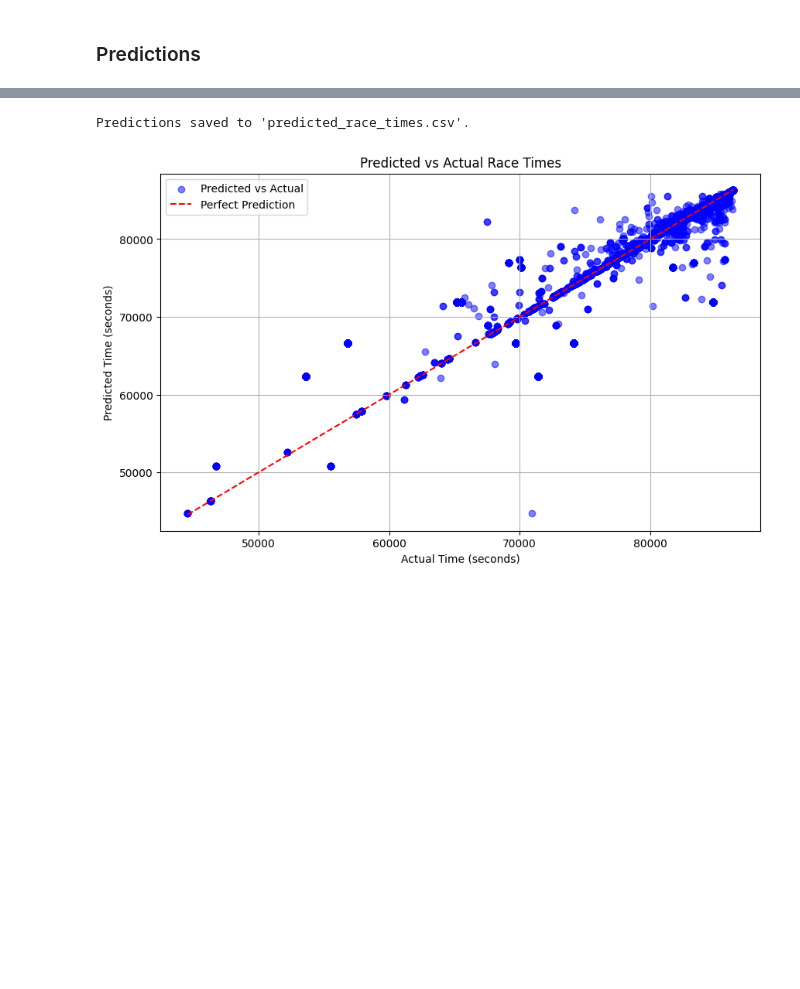
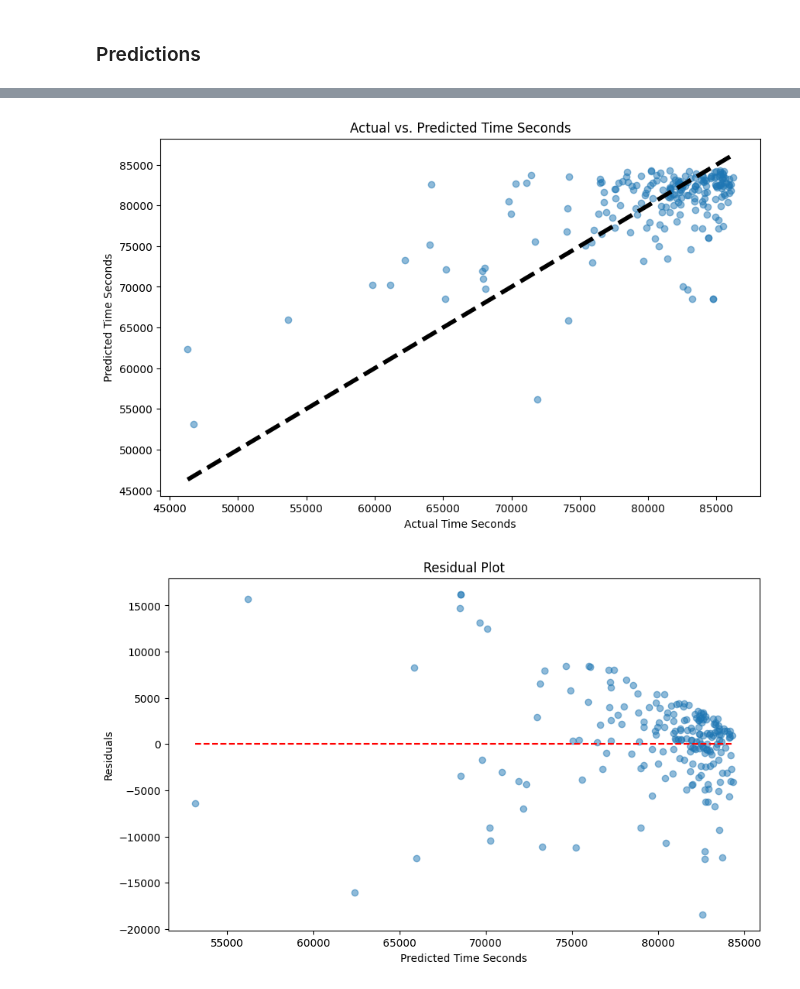
Before and after one commit to Dusoye/BobGraham, a Jupyter notebook: bobgraham.ipynb, the cells around one changed output, grey strips where cells are left out. Drawn from its saved outputs; the diff is of its cells as text; code cells hidden in the pictures; blank space fills up the shorter version.

```diff
--- a/bobgraham.ipynb
+++ b/bobgraham.ipynb
@@ -482,7 +490,7 @@ def convert_miles_to_km(entry):
 # %%
 df = pd.read_csv("all_runners_data.csv")
 
-columns_to_keep = ['Runner ID','First Name','Surname','Nat.','M/F','Cat','YOB','Event','Date','Finishers','Rank','Finish Percentage','Distance/Time','Distance KM','Race Type','Time Seconds Finish','Distance Finish']
+columns_to_keep = ['Runner ID','First Name','Surname','Nat.','M/F','Cat','YOB','Event','Date','Finishers','Rank','Finish Percentage','Distance/Time','Distance KM','Race Type','Time Seconds Finish','Distance Finish','Average Speed']
 
 df = clean_data(df)
 df = split_distance_column(df)
@@ -492,6 +500,12 @@ df['Distance KM'] = df['Distance KM'].round(0)
 df['Total Finishers'] = df['Finishers'].str.extract(r'^(\d+)')
 df['Total Finishers'] = df['Total Finishers'].astype(int)
 df['Finish Percentage'] = df['Rank']/df['Total Finishers']
+
+df['Distance KM'] = df['Distance KM'].replace(0, pd.NA)  # Replace 0s with NaN to avoid division errors
+
+# Calculate average speed (seconds per kilometer)
+df['Average Speed'] = df['Time Seconds Finish'] / df['Distance KM']
+
 df = df[columns_to_keep]
 df.head()
 
@@ -614,31 +699,21 @@ RMSE: 4091.120384492239
-# %%
-# Predicting race times for the actual race
-actual_predictions = model.predict(df_merged[['avg_result']])
-
-# Adding predictions back to the DataFrame
-df_merged['predicted_time_seconds'] = actual_predictions
-
-# Save the predictions
-df_merged.to_csv('predicted_race_times.csv', index=False)
-
-print("Predictions saved to 'predicted_race_times.csv'.")
-# %% [output]
-Predictions saved to 'predicted_race_times.csv'.
-# %%
-# Plotting
-plt.figure(figsize=(10, 6))
-plt.scatter(df_merged['time seconds'], df_merged['predicted_time_seconds'], alpha=0.5, color='blue', label='Predicted vs Actual')
-plt.xlabel('Actual Time (seconds)')
-plt.ylabel('Predicted Time (seconds)')
-plt.title('Predicted vs Actual Race Times')
-
-# Plot a line of perfect prediction
-max_time = max(df_merged['time seconds'].max(), df_merged['predicted_time_seconds'].max())
-min_time = min(df_merged['time seconds'].min(), df_merged['predicted_time_seconds'].min())
-plt.plot([min_time, max_time], [min_time, max_time], color='red', linestyle='--', label='Perfect Prediction')
-
-plt.legend()
-plt.grid(True)
-plt.show()
-# %% [output]
-[figure, removed]
+# %%
+plt.figure(figsize=(10, 6))
+plt.scatter(y_test, y_pred, alpha=0.5)
+plt.plot([y_test.min(), y_test.max()], [y_test.min(), y_test.max()], 'k--', lw=4)  # Line for perfect predictions
+plt.xlabel('Actual Time Seconds')
+plt.ylabel('Predicted Time Seconds')
+plt.title('Actual vs. Predicted Time Seconds')
+plt.show()
+
+# Residual plot
+residuals = y_test - y_pred
+plt.figure(figsize=(10, 6))
+plt.scatter(y_pred, residuals, alpha=0.5)
+plt.hlines(y=0, xmin=y_pred.min(), xmax=y_pred.max(), colors='red', linestyles='--')  # Line at 0 for no residual
+plt.xlabel('Predicted Time Seconds')
+plt.ylabel('Residuals')
+plt.title('Residual Plot')
+plt.show()
+# %% [output]
+[figure, added]
+[figure, added]
```
Also changed, not shown: parts of 12 cells of this notebook, 7 other files.
